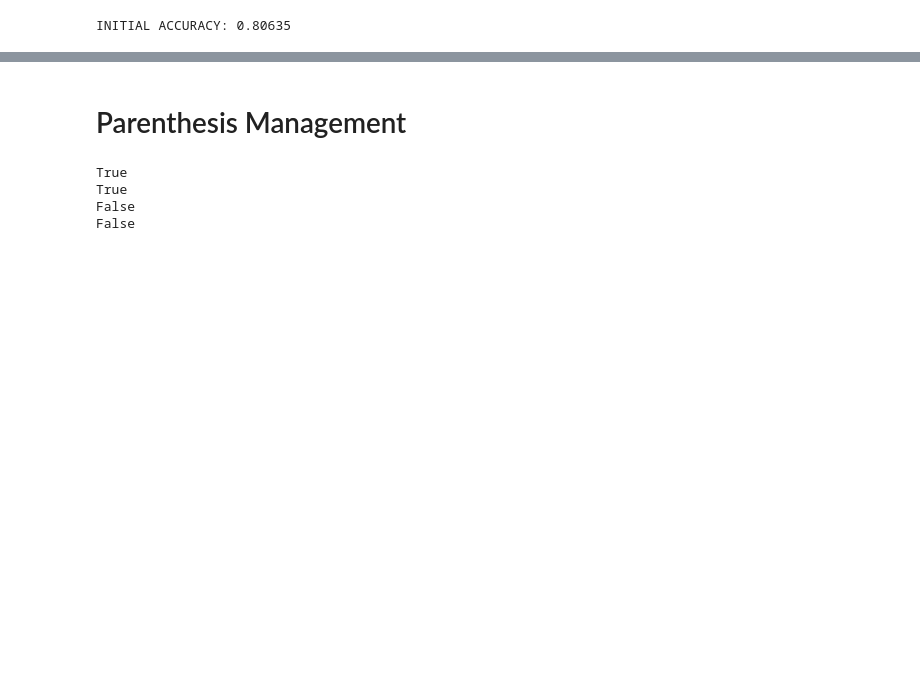
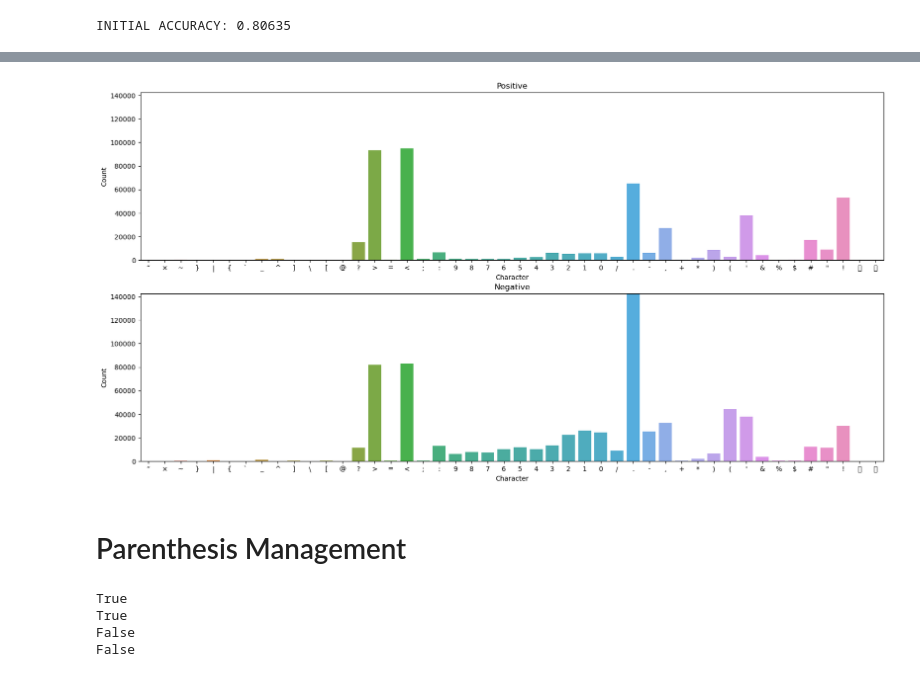
Before and after one commit to CS-433/ml-project-2-big-three, a Jupyter notebook: preprocessing.ipynb, the cells around one changed output, grey strips where cells are left out. Saved outputs shown, nothing was run; the diff lists cells and outputs as text; code cells hidden in the pictures; blank space fills up the shorter version.

```diff
--- a/preprocessing.ipynb
+++ b/preprocessing.ipynb
@@ -112,2 +163,32 @@ INITIAL ACCURACY: 0.80635
+# %%
+positive_processed_df = positive_df.copy()
+negative_processed_df = negative_df.copy()
+
+positive_processed_df = positive_processed_df[~positive_processed_df['Character'].isin(list(string.ascii_letters + ' '))]
+negative_processed_df = negative_processed_df[~negative_processed_df['Character'].isin(list(string.ascii_letters + ' '))]
+# %%
+# Set up a grid of plots
+fig, axes = plt.subplots(nrows=2, figsize=(20, 10))
+
+# Plot positive labels
+sns.barplot(x='Character', y='Count', data=positive_processed_df, ax=axes[0]).set_title('Positive')
+
+# Plot negative labels
+sns.barplot(x='Character', y='Count', data=negative_processed_df, ax=axes[1]).set_title('Negative')
+
+# Get the maximum y value among both dataframes
+max_y = max(positive_processed_df['Count'].max(), negative_processed_df['Count'].max())
+
+# Set the same y limit for both subplots
+axes[0].set_ylim([0, max_y])
+axes[1].set_ylim([0, max_y])
+
+# Remove horizontal space between axes
+plt.subplots_adjust(wspace=0.5)
+
+# Show the plot
+plt.show()
+# %% [output]
+[figure, added]
 # %% [markdown]
 # Parenthesis Management
```
Also changed, not shown: parts of 27 cells of this notebook, 1 other file.
